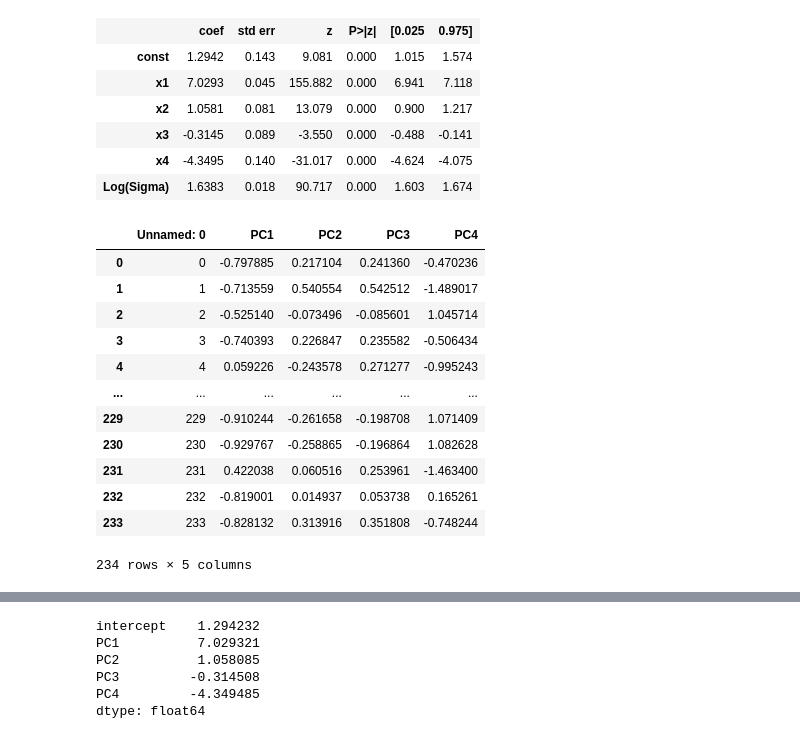
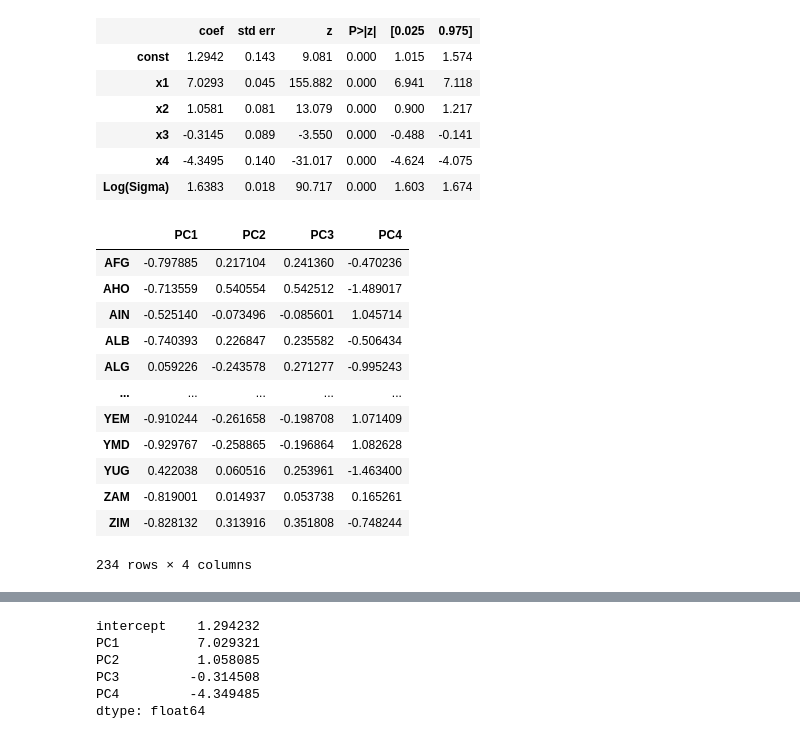
Before and after one commit to cynthiaWEpicCoder/MCM, a Jupyter notebook: PCAbutfr.ipynb, the cells around one changed output, grey strips where cells are left out. Drawn from its saved outputs; the diff is of its cells as text; code cells hidden in the pictures.

```diff
--- a/PCAbutfr.ipynb
+++ b/PCAbutfr.ipynb
@@ -321,18 +321,20 @@ Tobit Regression Results
 | Log(Sigma) | 1.6383 | 0.018 | 90.717 | 0.000 | 1.603 | 1.674 |
 # %%
 PCs28 = pd.read_csv("PCs28.csv")
+PCs28.index = data0.index
+PCs28 = PCs28.drop("Unnamed: 0", axis = 1)
 PCs28
 # %% [output]
-|  | Unnamed: 0 | PC1 | PC2 | PC3 | PC4 |
-| 0 | 0 | -0.797885 | 0.217104 | 0.241360 | -0.470236 |
-| 1 | 1 | -0.713559 | 0.540554 | 0.542512 | -1.489017 |
-| 2 | 2 | -0.525140 | -0.073496 | -0.085601 | 1.045714 |
-| 3 | 3 | -0.740393 | 0.226847 | 0.235582 | -0.506434 |
-| 4 | 4 | 0.059226 | -0.243578 | 0.271277 | -0.995243 |
-| ... | ... | ... | ... | ... | ... |
-| 229 | 229 | -0.910244 | -0.261658 | -0.198708 | 1.071409 |
-| 230 | 230 | -0.929767 | -0.258865 | -0.196864 | 1.082628 |
-| 231 | 231 | 0.422038 | 0.060516 | 0.253961 | -1.463400 |
-| 232 | 232 | -0.819001 | 0.014937 | 0.053738 | 0.165261 |
-| 233 | 233 | -0.828132 | 0.313916 | 0.351808 | -0.748244 |
+|  | PC1 | PC2 | PC3 | PC4 |
+| AFG | -0.797885 | 0.217104 | 0.241360 | -0.470236 |
+| AHO | -0.713559 | 0.540554 | 0.542512 | -1.489017 |
+| AIN | -0.525140 | -0.073496 | -0.085601 | 1.045714 |
+| ALB | -0.740393 | 0.226847 | 0.235582 | -0.506434 |
+| ALG | 0.059226 | -0.243578 | 0.271277 | -0.995243 |
+| ... | ... | ... | ... | ... |
+| YEM | -0.910244 | -0.261658 | -0.198708 | 1.071409 |
+| YMD | -0.929767 | -0.258865 | -0.196864 | 1.082628 |
+| YUG | 0.422038 | 0.060516 | 0.253961 | -1.463400 |
+| ZAM | -0.819001 | 0.014937 | 0.053738 | 0.165261 |
+| ZIM | -0.828132 | 0.313916 | 0.351808 | -0.748244 |
-234 rows × 5 columns
+234 rows × 4 columns
```
Also changed, not shown: parts of 3 cells of this notebook, 1 other file.
